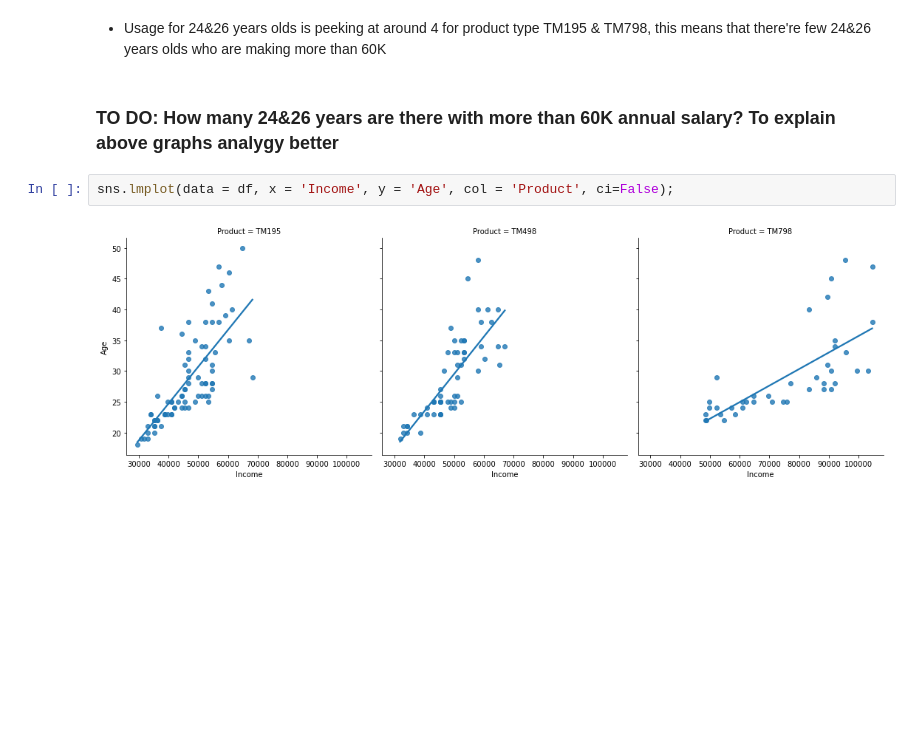
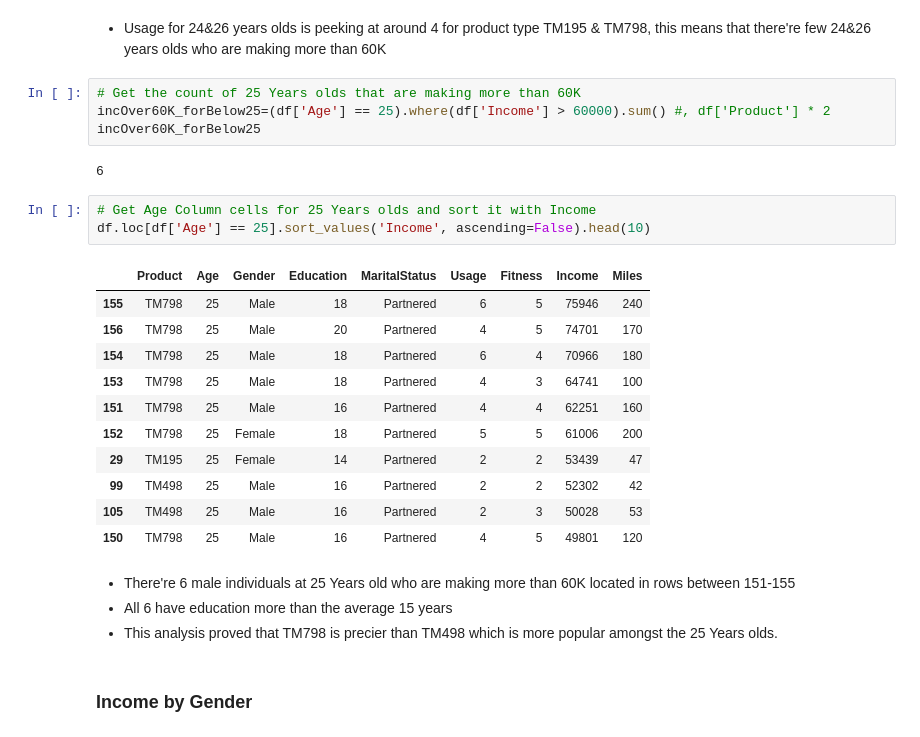
Before and after one commit to miricoder/projects, a Jupyter notebook: FAIML/Cardio_Good_Fitness_Project.ipynb, the cells around one changed output. Drawn from its saved outputs; the diff is of its cells as text; blank space fills up the shorter version.

Commit message:
Completed Age income and product relationship

```diff
--- a/FAIML/Cardio_Good_Fitness_Project.ipynb
+++ b/FAIML/Cardio_Good_Fitness_Project.ipynb
@@ -624,11 +626,32 @@ plt.show()
 [figure]
 # %% [markdown]
 * Usage for 24&26 years olds is peeking at around 4 for product type TM195 & TM798, this means that there're few 24&26 years olds who are making more than 60K
+# %%
+# Get the count of 25 Years olds that are making more than 60K
+incOver60K_forBelow25=(df['Age'] == 25).where(df['Income'] > 60000).sum() #, df['Product'] * 2
+incOver60K_forBelow25
+# %% [output]
+6
+# %%
+# Get Age Column cells for 25 Years olds and sort it with Income
+df.loc[df['Age'] == 25].sort_values('Income', ascending=False).head(10)
+# %% [output]
+|  | Product | Age | Gender | Education | MaritalStatus | Usage | Fitness | Income | Miles |
+| 155 | TM798 | 25 | Male | 18 | Partnered | 6 | 5 | 75946 | 240 |
+| 156 | TM798 | 25 | Male | 20 | Partnered | 4 | 5 | 74701 | 170 |
+| 154 | TM798 | 25 | Male | 18 | Partnered | 6 | 4 | 70966 | 180 |
+| 153 | TM798 | 25 | Male | 18 | Partnered | 4 | 3 | 64741 | 100 |
+| 151 | TM798 | 25 | Male | 16 | Partnered | 4 | 4 | 62251 | 160 |
+| 152 | TM798 | 25 | Female | 18 | Partnered | 5 | 5 | 61006 | 200 |
+| 29 | TM195 | 25 | Female | 14 | Partnered | 2 | 2 | 53439 | 47 |
+| 99 | TM498 | 25 | Male | 16 | Partnered | 2 | 2 | 52302 | 42 |
+| 105 | TM498 | 25 | Male | 16 | Partnered | 2 | 3 | 50028 | 53 |
+| 150 | TM798 | 25 | Male | 16 | Partnered | 4 | 5 | 49801 | 120 |
 # %% [markdown]
-### TO DO: How many 24&26 years are there with more than 60K annual salary? To explain above graphs analygy better
+* There're 6 male individuals at 25 Years old who are making more than 60K  located in rows between 151-155
+* All 6 have education more than the average 15 years
+* This analysis proved that TM798 is precier than TM498 which is more popular amongst the 25 Years olds.
-# %%
-sns.lmplot(data = df, x = 'Income', y = 'Age', col = 'Product', ci=False);
-# %% [output]
-[figure, removed]
+# %% [markdown]
+### **Income by Gender**
 # %% [markdown]
 #### **Insights**
```
Also changed, not shown: parts of 3 cells of this notebook.
